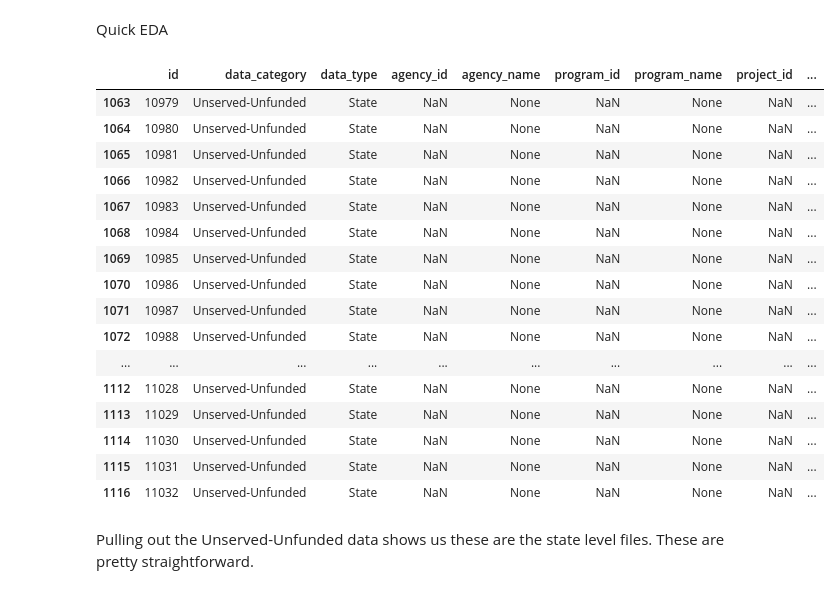
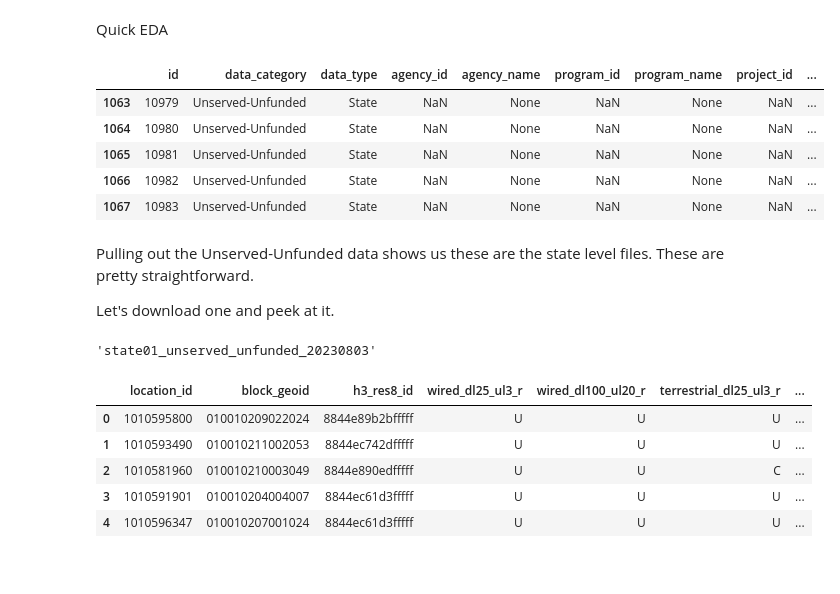
Before and after one commit to bbcommons/bfm-explorer, a Jupyter notebook: 1-QuickStart.ipynb, the cells around one changed output. Drawn from its saved outputs; the diff is of its cells as text; code cells hidden in the pictures.

```diff
--- a/1-QuickStart.ipynb
+++ b/1-QuickStart.ipynb
@@ -182,25 +190,3 @@ itables.show(df)
 | Loading... (need help?) | ... |
 # %% [markdown]
 Quick EDA
-# %%
-df.data_category.value_counts()
-
-df[df.data_category == 'Unserved-Unfunded']
-# %% [output]
-|  | id | data_category | data_type | agency_id | agency_name | program_id | program_name | project_id | ... |
-| 1063 | 10979 | Unserved-Unfunded | State | NaN | None | NaN | None | NaN | ... |
-| 1064 | 10980 | Unserved-Unfunded | State | NaN | None | NaN | None | NaN | ... |
-| 1065 | 10981 | Unserved-Unfunded | State | NaN | None | NaN | None | NaN | ... |
-| 1066 | 10982 | Unserved-Unfunded | State | NaN | None | NaN | None | NaN | ... |
-| 1067 | 10983 | Unserved-Unfunded | State | NaN | None | NaN | None | NaN | ... |
-| 1068 | 10984 | Unserved-Unfunded | State | NaN | None | NaN | None | NaN | ... |
-| 1069 | 10985 | Unserved-Unfunded | State | NaN | None | NaN | None | NaN | ... |
-| 1070 | 10986 | Unserved-Unfunded | State | NaN | None | NaN | None | NaN | ... |
-| 1071 | 10987 | Unserved-Unfunded | State | NaN | None | NaN | None | NaN | ... |
-| 1072 | 10988 | Unserved-Unfunded | State | NaN | None | NaN | None | NaN | ... |
-| ... | ... | ... | ... | ... | ... | ... | ... | ... | ... |
-| 1112 | 11028 | Unserved-Unfunded | State | NaN | None | NaN | None | NaN | ... |
-| 1113 | 11029 | Unserved-Unfunded | State | NaN | None | NaN | None | NaN | ... |
-| 1114 | 11030 | Unserved-Unfunded | State | NaN | None | NaN | None | NaN | ... |
-| 1115 | 11031 | Unserved-Unfunded | State | NaN | None | NaN | None | NaN | ... |
-| 1116 | 11032 | Unserved-Unfunded | State | NaN | None | NaN | None | NaN | ... |
@@ -207,2 +200,20 @@ df[df.data_category == 'Unserved-Unfunded']
+# %%
+subset.head()
+# %% [output]
+|  | id | data_category | data_type | agency_id | agency_name | program_id | program_name | project_id | ... |
+| 1063 | 10979 | Unserved-Unfunded | State | NaN | None | NaN | None | NaN | ... |
+| 1064 | 10980 | Unserved-Unfunded | State | NaN | None | NaN | None | NaN | ... |
+| 1065 | 10981 | Unserved-Unfunded | State | NaN | None | NaN | None | NaN | ... |
+| 1066 | 10982 | Unserved-Unfunded | State | NaN | None | NaN | None | NaN | ... |
+| 1067 | 10983 | Unserved-Unfunded | State | NaN | None | NaN | None | NaN | ... |
 # %% [markdown]
 Pulling out the Unserved-Unfunded data shows us these are the state level files. These are pretty straightforward.
+
+Let's download one and peek at it.
+# %%
+# tools.downloadFile(subset.to_dict('records')[0], s)
+dataName = tools.downloadFile(subset.to_dict('records')[0], s)
+shutil.unpack_archive(f'{dataName}.zip')
+dataName
+# %% [output]
+'state01_unserved_unfunded_20230803'
@@ -208,0 +223,9 @@ Pulling out the Unserved-Unfunded data shows us these are the state level files.
+# %%
+data.head()
+# %% [output]
+|  | location_id | block_geoid | h3_res8_id | wired_dl25_ul3_r | wired_dl100_ul20_r | terrestrial_dl25_ul3_r | ... |
+| 0 | 1010595800 | 010010209022024 | 8844e89b2bfffff | U | U | U | ... |
+| 1 | 1010593490 | 010010211002053 | 8844ec742dfffff | U | U | U | ... |
+| 2 | 1010581960 | 010010210003049 | 8844e890edfffff | U | U | C | ... |
+| 3 | 1010591901 | 010010204004007 | 8844ec61d3fffff | U | U | U | ... |
+| 4 | 1010596347 | 010010207001024 | 8844ec61d3fffff | U | U | U | ... |
```
Also changed, not shown: parts of 14 cells of this notebook, 1 other file.
